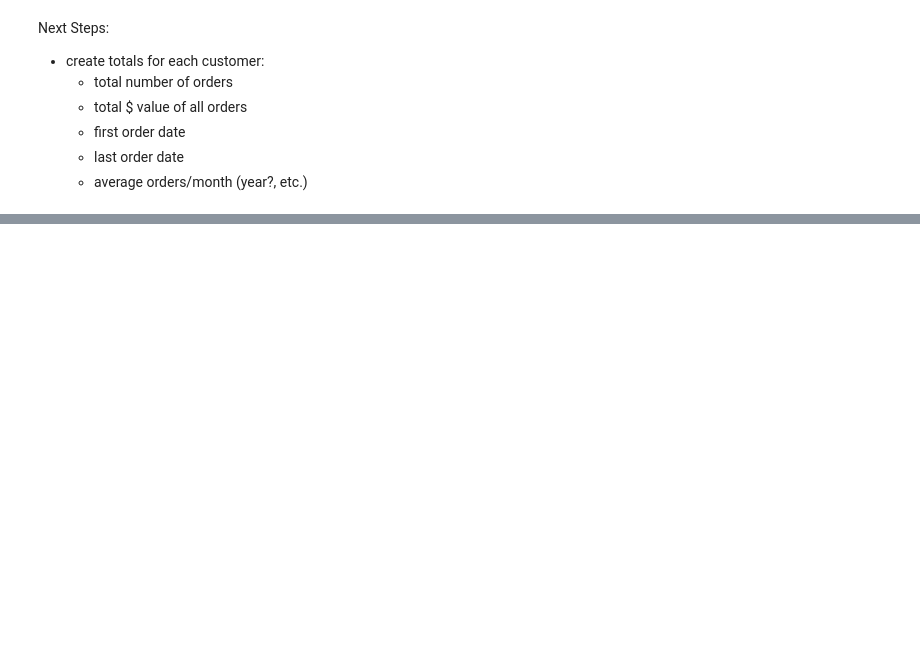
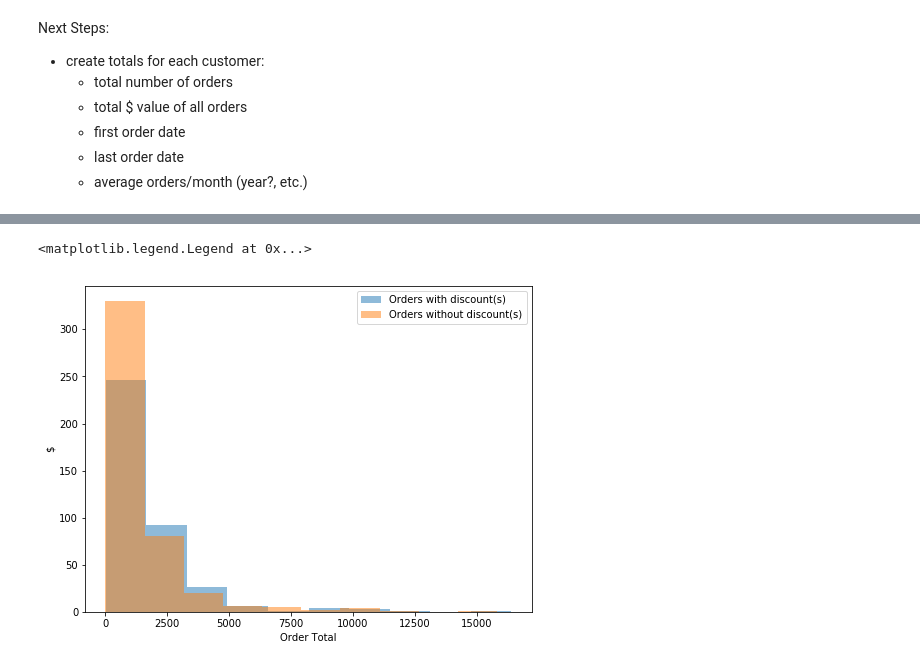
Before and after one commit to giorosati/dsc-2-final-project-online-ds-pt-100118, a Jupyter notebook: module2project.ipynb, the cells around one changed output, grey strips where cells are left out. Cells and saved outputs as stored; diff of their text form; code cells hidden in the pictures; blank space fills up the shorter version.

```diff
--- a/module2project.ipynb
+++ b/module2project.ipynb
@@ -324,6 +349,7 @@ print(order_detail.loc[order_detail['OrderId'] == 10248])
 orders['order_total'] = 0
 orders['unique_products_count'] = 0
 orders['all_items_total_qty_count'] = 0
+orders['discount_flag'] = False #True if order contains any discounted items, otherwise False
 
 orders.head()
 # %% [output]
@@ -350,6 +376,7 @@ for index, row in orders.iterrows():
     order_product_ids_count = 0
     product_ids = []
     all_items_total_qty_count = 0
+    discount_flag = False
     for index, row in temp_df.iterrows():
 #         print(row)
         #for testing
@@ -364,6 +391,11 @@ for index, row in orders.iterrows():
     #count up the total # of units of all products in the order
         all_items_total_qty_count += row['Quantity']
 
+    #check if any discount
+        if discount_flag == False:
+            if row['Discount'] > 0:
+                discount_flag = True
+
     #make a set (only unique values)
     product_ids = set(product_ids)
 
@@ -377,7 +409,7 @@ for index, row in orders.iterrows():
     orders.iloc[order_index[0], orders.columns.get_loc('order_total')] = order_total
     orders.iloc[order_index[0], orders.columns.get_loc('unique_products_count')] = len(product_ids)
     orders.iloc[order_index[0], orders.columns.get_loc('all_items_total_qty_count')] = all_items_total_qty_count
-
+    orders.iloc[order_index[0], orders.columns.get_loc('discount_flag')] = discount_flag
 #     print(orders.iloc[order_index[0]])
 #     print(orders.loc[orders['Id'] == order_id])
 #               df.loc[df['column_name'] == some_value]
@@ -441,5 +436,5 @@ no_discount_list
 # %%
-discount = orders[orders['Id'].isin(discount_list)]
+discount = orders[orders['discount_flag'] == True]
 discount.head()
 # %% [output]
 |  | Id | CustomerId | EmployeeId | OrderDate | RequiredDate | ShippedDate | ShipVia | Freight | ShipName | ... |
@@ -449,7 +444,10 @@ discount.head()
 | 6 | 10254 | CHOPS | 5 | 2012-07-11 | 2012-08-08 | 2012-07-23 | 2 | 22.98 | Chop-suey Chinese | ... |
 | 10 | 10258 | ERNSH | 1 | 2012-07-17 | 2012-08-14 | 2012-07-23 | 1 | 140.51 | Ernst Handel | ... |
 # %%
-no_discount = orders[orders['Id'].isin(no_discount_list)]
+# no_discount = orders[orders['Id'].isin(no_discount_list)]
+# no_discount.head()
+
+no_discount = orders[orders['discount_flag'] == False]
 no_discount.head()
 # %% [output]
 |  | Id | CustomerId | EmployeeId | OrderDate | RequiredDate | ShippedDate | ShipVia | Freight | ShipName | ... |
@@ -692,0 +831,12 @@ IndexError: pop from empty list
+# %%
+#graph of average order amount, discounted vs. not discounted
+
+fig, ax = plt.subplots(figsize=(8, 6))
+ax.hist(discount['order_total'], alpha=.5, label='Orders with discount(s)')
+ax.hist(no_discount['order_total'], alpha=.5, label='Orders without discount(s)')
+ax.set_xlabel("Order Total")
+ax.set_ylabel("$")
+plt.legend(loc='upper right')
+# %% [output]
+<matplotlib.legend.Legend at 0x...>
+[figure, added]
```
Also changed, not shown: parts of 67 cells of this notebook.
